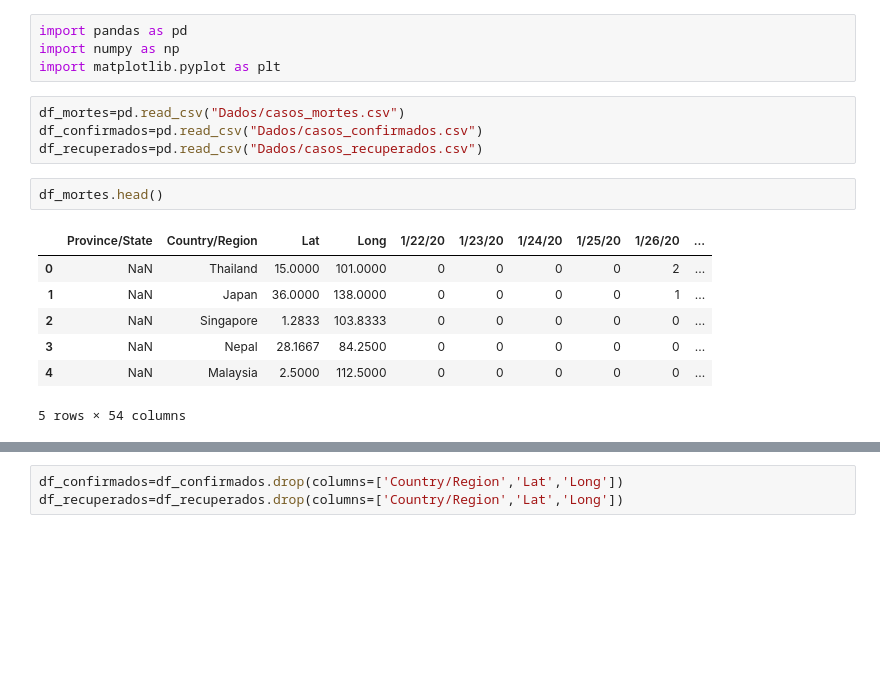
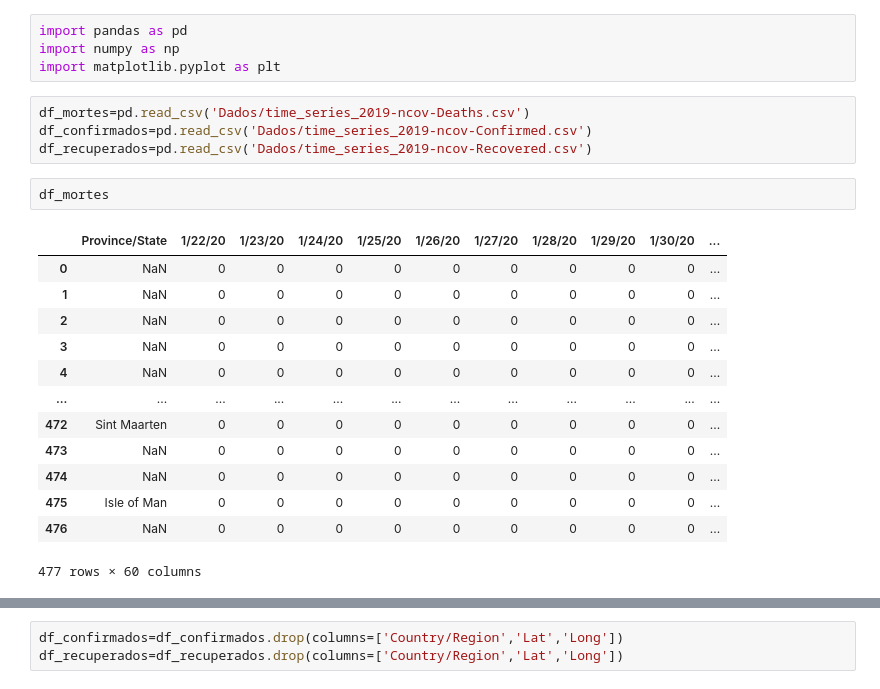
Before and after one commit to jpbsa98/Corona-Virus, a Jupyter notebook: Projeto_CoronaVirus.ipynb, the cells around one changed output, grey strips where cells are left out. Saved outputs shown, nothing was run; the diff lists cells and outputs as text; blank space fills up the shorter version.

```diff
--- a/Projeto_CoronaVirus.ipynb
+++ b/Projeto_CoronaVirus.ipynb
@@ -3,19 +3,25 @@ import pandas as pd
 import numpy as np
 import matplotlib.pyplot as plt
 # %%
-df_mortes=pd.read_csv("Dados/casos_mortes.csv")
-df_confirmados=pd.read_csv("Dados/casos_confirmados.csv")
-df_recuperados=pd.read_csv("Dados/casos_recuperados.csv")
+df_mortes=pd.read_csv('Dados/time_series_2019-ncov-Deaths.csv')
+df_confirmados=pd.read_csv('Dados/time_series_2019-ncov-Confirmed.csv')
+df_recuperados=pd.read_csv('Dados/time_series_2019-ncov-Recovered.csv')
 # %%
-df_mortes.head()
+df_mortes
 # %% [output]
-|  | Province/State | Country/Region | Lat | Long | 1/22/20 | 1/23/20 | 1/24/20 | 1/25/20 | 1/26/20 | ... |
-| 0 | NaN | Thailand | 15.0000 | 101.0000 | 0 | 0 | 0 | 0 | 2 | ... |
-| 1 | NaN | Japan | 36.0000 | 138.0000 | 0 | 0 | 0 | 0 | 1 | ... |
-| 2 | NaN | Singapore | 1.2833 | 103.8333 | 0 | 0 | 0 | 0 | 0 | ... |
-| 3 | NaN | Nepal | 28.1667 | 84.2500 | 0 | 0 | 0 | 0 | 0 | ... |
-| 4 | NaN | Malaysia | 2.5000 | 112.5000 | 0 | 0 | 0 | 0 | 0 | ... |
+|  | Province/State | 1/22/20 | 1/23/20 | 1/24/20 | 1/25/20 | 1/26/20 | 1/27/20 | 1/28/20 | 1/29/20 | 1/30/20 | ... |
+| 0 | NaN | 0 | 0 | 0 | 0 | 0 | 0 | 0 | 0 | 0 | ... |
+| 1 | NaN | 0 | 0 | 0 | 0 | 0 | 0 | 0 | 0 | 0 | ... |
+| 2 | NaN | 0 | 0 | 0 | 0 | 0 | 0 | 0 | 0 | 0 | ... |
+| 3 | NaN | 0 | 0 | 0 | 0 | 0 | 0 | 0 | 0 | 0 | ... |
+| 4 | NaN | 0 | 0 | 0 | 0 | 0 | 0 | 0 | 0 | 0 | ... |
+| ... | ... | ... | ... | ... | ... | ... | ... | ... | ... | ... | ... |
+| 472 | Sint Maarten | 0 | 0 | 0 | 0 | 0 | 0 | 0 | 0 | 0 | ... |
+| 473 | NaN | 0 | 0 | 0 | 0 | 0 | 0 | 0 | 0 | 0 | ... |
+| 474 | NaN | 0 | 0 | 0 | 0 | 0 | 0 | 0 | 0 | 0 | ... |
+| 475 | Isle of Man | 0 | 0 | 0 | 0 | 0 | 0 | 0 | 0 | 0 | ... |
+| 476 | NaN | 0 | 0 | 0 | 0 | 0 | 0 | 0 | 0 | 0 | ... |
-5 rows × 54 columns
+477 rows × 60 columns
 # %%
 df_confirmados.head()
 # %% [output]
```
Also changed, not shown: parts of 7 cells of this notebook, 7 other files.
